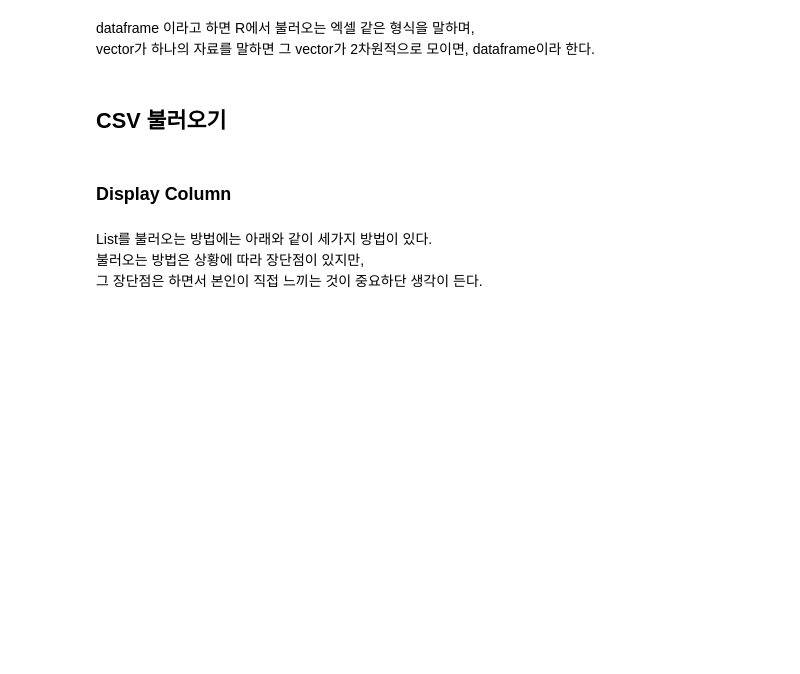
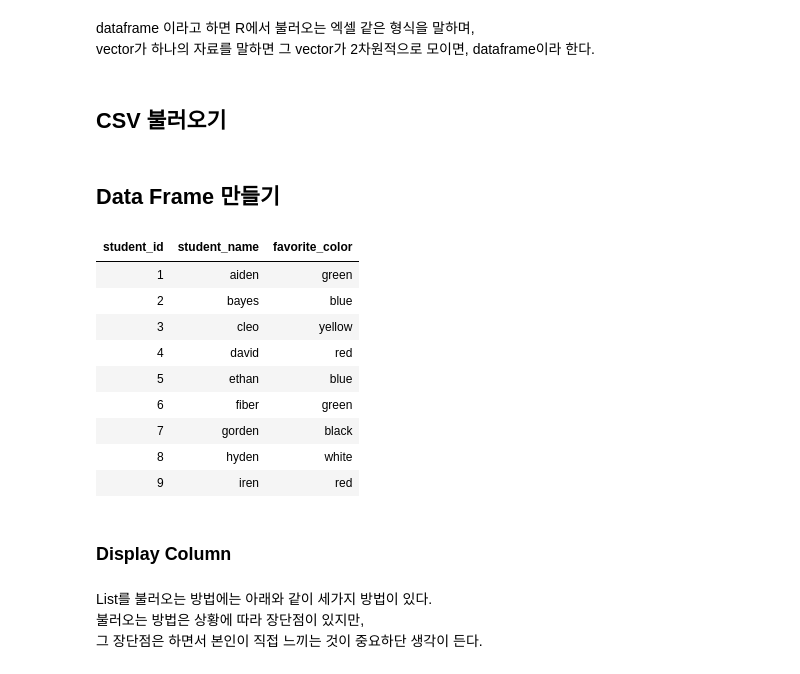
Before and after one commit to junhoning/R_tutorial, a Jupyter notebook: 2. DataFrame.ipynb, the cells around one changed output. Drawn from its saved outputs; the diff is of its cells as text; code cells hidden in the pictures; blank space fills up the shorter version.

```diff
--- a/2. DataFrame.ipynb
+++ b/2. DataFrame.ipynb
@@ -35,6 +35,26 @@ dataframe이라 한다.
 ## CSV 불러오기
 # %%
 df <- read.csv('data/2015_white_house.csv')
+# %% [markdown]
+## Data Frame 만들기
+# %%
+student_id <- c(1,2,3,4,5,6,7,8,9)
+student_name <- c('aiden', 'bayes', 'cleo', 'david', 'ethan', 'fiber', 'gorden', 'hyden', 'iren')
+favorite_color <- c('green', 'blue', 'yellow', 'red', 'blue', 'green', 'black', 'white', 'red')
+# %%
+df <- data.frame(student_id, student_name, favorite_color)
+df
+# %% [output]
+| student_id | student_name | favorite_color |
+| 1 | aiden | green |
+| 2 | bayes | blue |
+| 3 | cleo | yellow |
+| 4 | david | red |
+| 5 | ethan | blue |
+| 6 | fiber | green |
+| 7 | gorden | black |
+| 8 | hyden | white |
+| 9 | iren | red |
 # %% [markdown]
 ### Display Column
 # %% [markdown]
```
